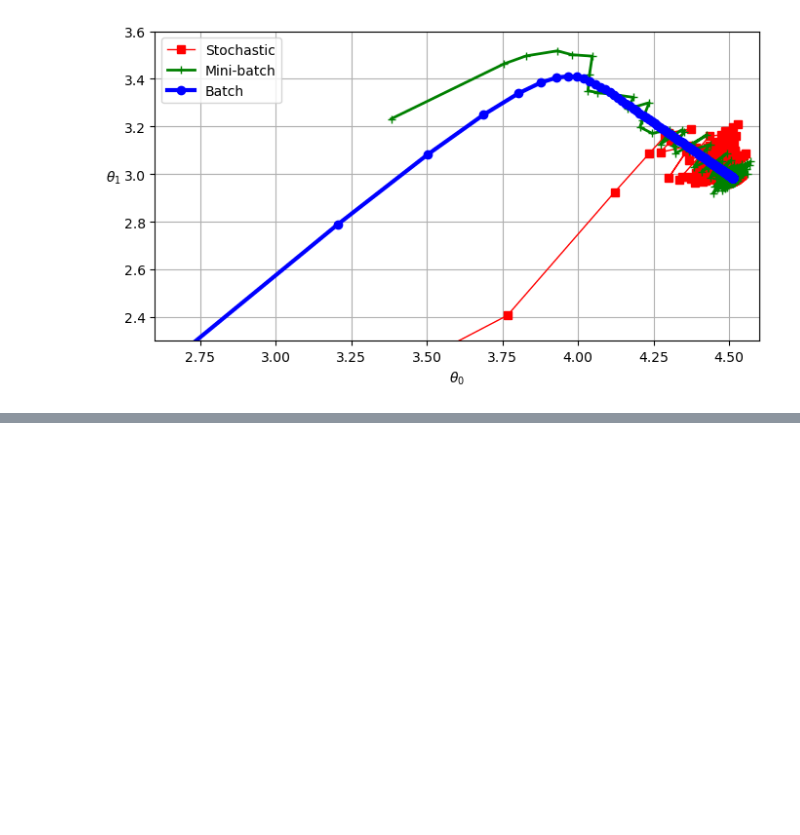
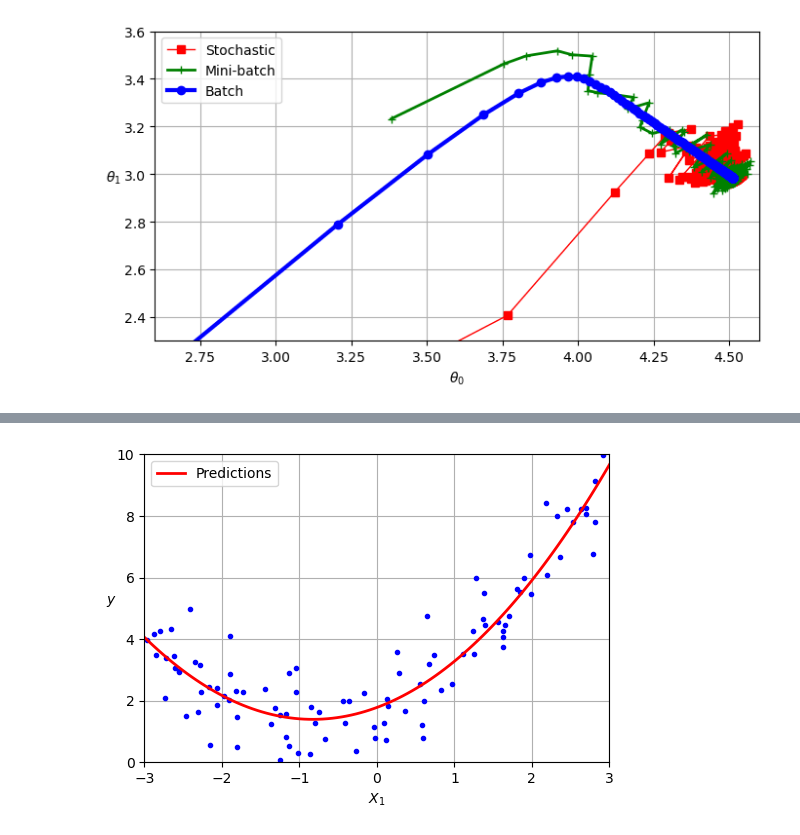
Before and after one commit to Raichi1/Hands-On-Machine-Learning-3rd-Edition, a Jupyter notebook: Chapter-4_Training-Models/code/code.ipynb, the cells around one changed output, grey strips where cells are left out. Saved outputs shown, nothing was run; the diff lists cells and outputs as text; code cells hidden in the pictures; blank space fills up the shorter version.

```diff
--- a/Chapter-4_Training-Models/code/code.ipynb
+++ b/Chapter-4_Training-Models/code/code.ipynb
@@ -286,0 +308,5 @@ plt.show()
+# %%
+from sklearn.preprocessing import PolynomialFeatures
+
+poly_features = PolynomialFeatures(degree = 2, include_bias = False)
+X_poly = poly_features.fit_transform(X)
@@ -286,0 +330,19 @@ plt.show()
+# %%
+X_new = np.linspace(-3, 3, 100).reshape(100, 1)
+X_new_poly = poly_features.transform(X_new)
+y_new = lin_reg.predict(X_new_poly)
+
+plt.figure(figsize = (6, 4))
+plt.plot(X, y, "b.")
+plt.plot(X_new, y_new, "r-", linewidth = 2, label="Predictions")
+
+plt.ylabel("$y$", rotation = 0)
+plt.xlabel("$X_1$")
+
+plt.legend(loc="upper left")
+plt.axis([-3, 3, 0, 10])
+plt.grid()
+
+plt.show()
+# %% [output]
+[figure, added]
```
Also changed, not shown: parts of 12 cells of this notebook, 1 other file.
